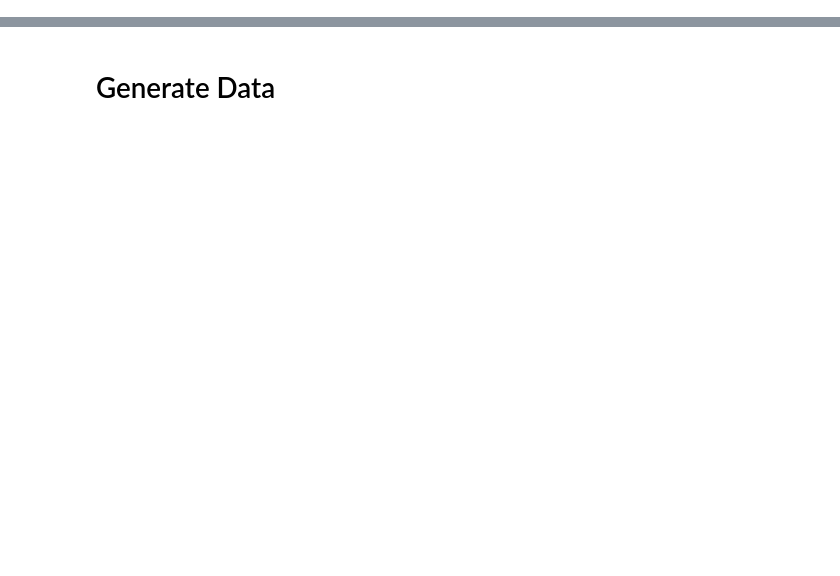
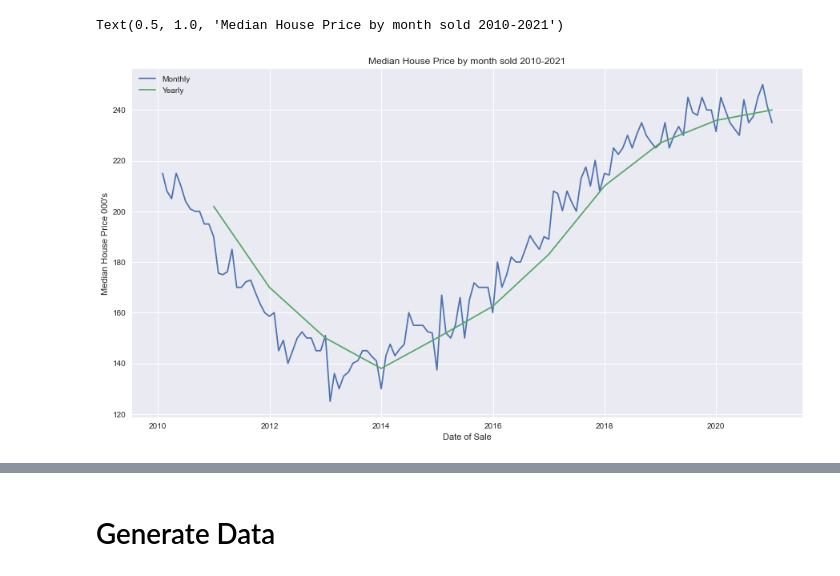
Before and after one commit to cian-gmit-da2020/prog-fun-project, a Jupyter notebook: new-main.ipynb, the cells around one changed output, grey strips where cells are left out. Drawn from its saved outputs; the diff is of its cells as text; code cells hidden in the pictures; blank space fills up the shorter version.

```diff
--- a/new-main.ipynb
+++ b/new-main.ipynb
@@ -155,0 +52,8 @@ dtype: float64
+# %%
+import pandas as pd
+import numpy as np
+import matplotlib.pyplot as plt
+
+
+plt.style.use("seaborn")
+plt.rcParams["figure.figsize"] = [15, 8]
@@ -155,0 +84,3 @@ dtype: float64
+# %%
+# convert string to float, removing € symbol and commas
+data["Price (€)"] = data.loc[:,"Price (€)"].str.slice(1,).str.replace(",", "").astype(float)
@@ -155,0 +229,16 @@ dtype: float64
+# %%
+data["Date of Sale (dd/mm/yyyy)"] = pd.to_datetime(data["Date of Sale (dd/mm/yyyy)"])
+
+monthData = data.groupby(pd.Grouper(key="Date of Sale (dd/mm/yyyy)", freq="M")).median()
+yearData =  data.groupby(pd.Grouper(key="Date of Sale (dd/mm/yyyy)", freq="Y")).median()
+
+plt.plot(monthData.index, monthData["Price (€)"]/1000, label="Monthly")
+plt.plot(yearData.index, yearData["Price (€)"]/1000, label="Yearly")
+
+plt.legend()
+plt.xlabel("Date of Sale")
+plt.ylabel("Median House Price 000's")
+plt.title("Median House Price by month sold 2010-2021")
+# %% [output]
+Text(0.5, 1.0, 'Median House Price by month sold 2010-2021')
+[figure, added]
```
Also changed, not shown: parts of 72 cells of this notebook.
